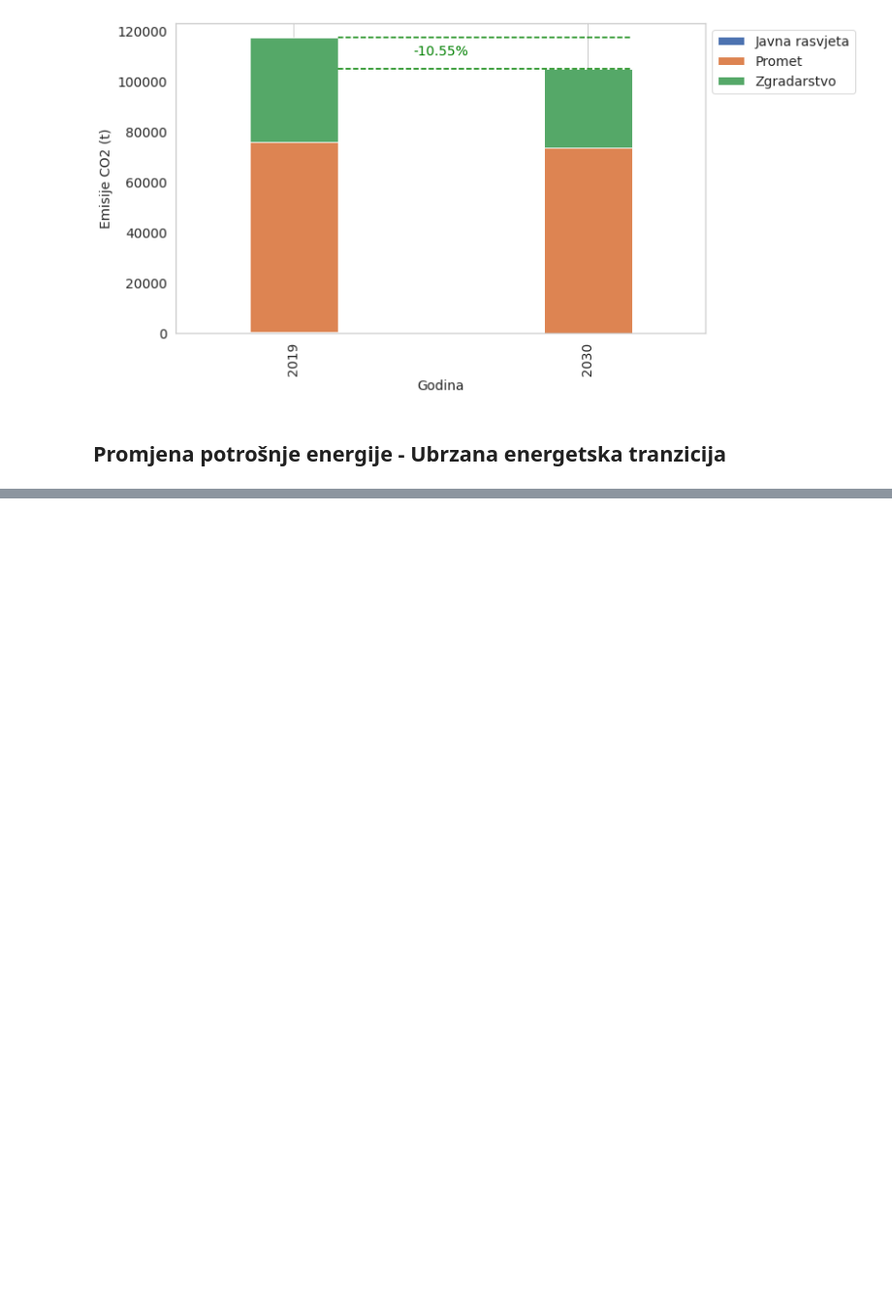
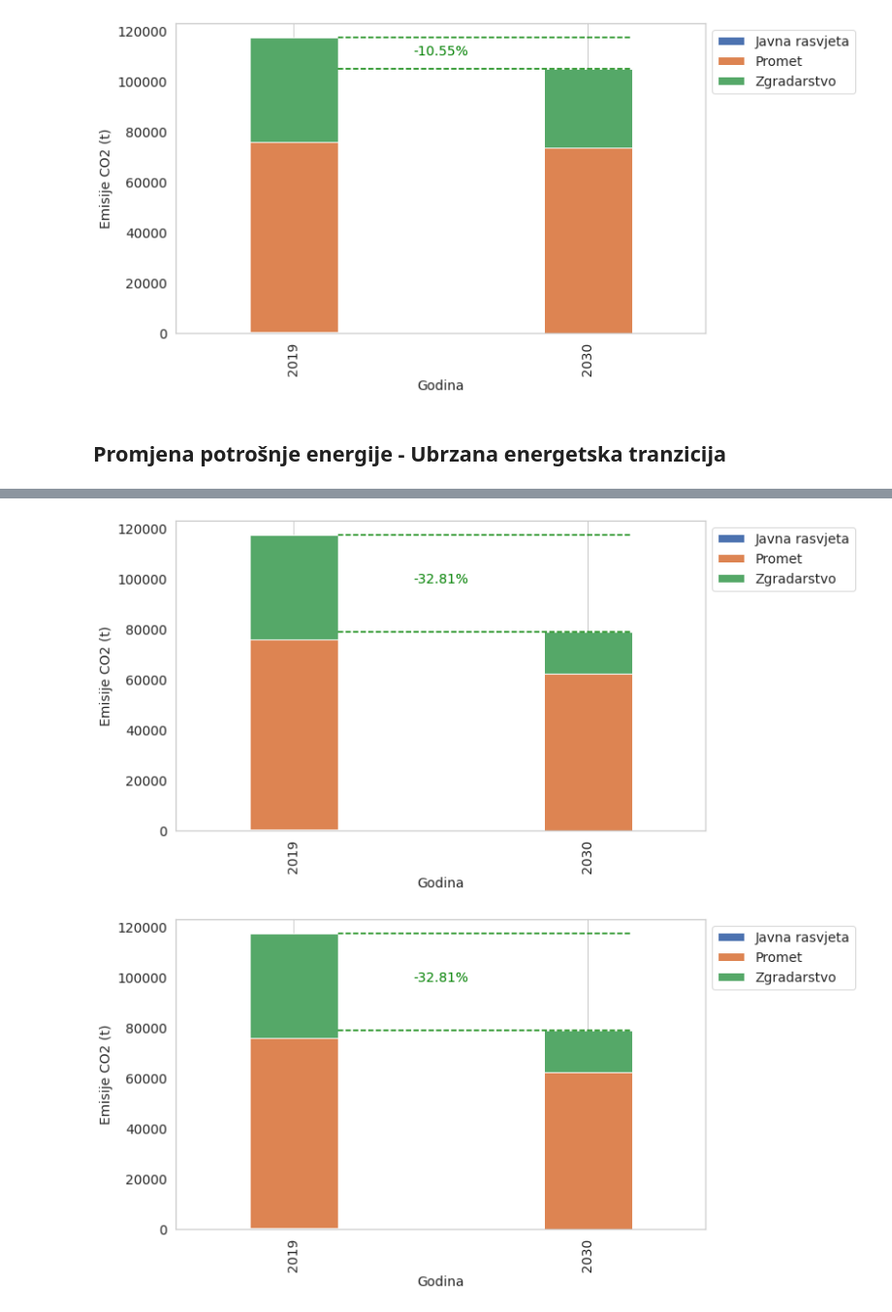
Before and after one commit to Green-Zone-Lab/vk_secap, a Jupyter notebook: notebooks/Analysis.ipynb, the cells around one changed output, grey strips where cells are left out. Shown at 97% size. Cells and saved outputs as stored; diff of their text form; code cells hidden in the pictures; blank space fills up the shorter version.

```diff
--- a/notebooks/Analysis.ipynb
+++ b/notebooks/Analysis.ipynb
@@ -1331,0 +1338,3 @@ base_inventory_2019.projection_bar(projection_total, 'Emisije CO2 (t)')
+# %%
+eco_driving_co2 = inventory_2019['total_co2'].sum(axis=1)['promet'] * 0.075
+bike_mobility_co2 = inventory_2019['total_co2'].sum(axis=1)['promet'] * 0.05
@@ -1350,0 +1367,2 @@ inventory_2030_s2
+# %%
+inventory_2030_co2_s2 = inventory_2030_co2.copy()
@@ -1350,0 +1371,7 @@ inventory_2030_s2
+# %%
+ele_car_savings = inventory_2030_co2_s2.loc[inventory_2030_co2_s2['sektor'] == 'promet'][0] * 0.02
+promet_loc_co2 = inventory_2030_co2_s2['sektor'] == 'promet'
+inventory_2030_co2_s2.loc[promet_loc_co2, 0] = inventory_2030_co2_s2.loc[promet_loc_co2][0] - ele_car_savings - eco_driving_co2 - bike_mobility_co2 - 566.21
+# %%
+zgradarstvo_loc_co2 = inventory_2030_co2_s2['sektor'] == 'zgradarstvo'
+inventory_2030_co2_s2.loc[zgradarstvo_loc_co2, 0] = inventory_2030_co2_s2.loc[zgradarstvo_loc_co2][0] - 14654.86
@@ -1350,0 +1384,6 @@ inventory_2030_s2
+# %%
+projection_total = pd.concat([inventory_2019_total_co2, inventory_2030_co2_s2])
+base_inventory_2019.projection_bar(projection_total, 'Emisije CO2 (t)')
+# %% [output]
+[figure, added]
+[figure, added]
```
Also changed, not shown: parts of 11 cells of this notebook, 1 other file.
